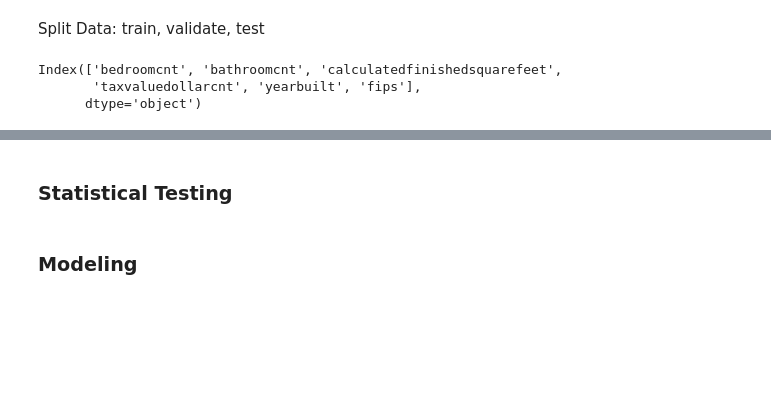
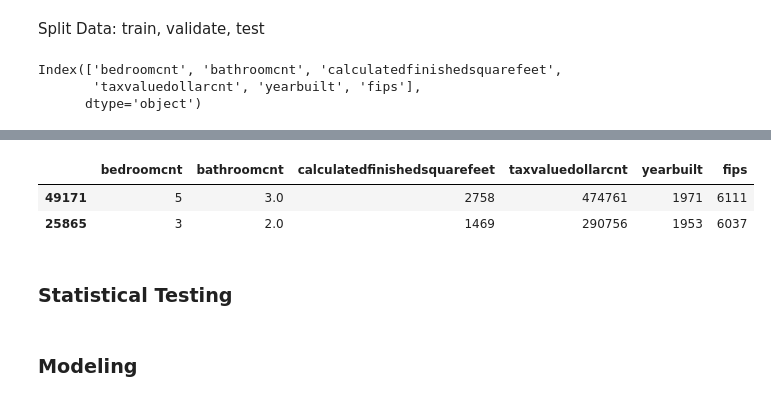
Before and after one commit to Kayfj41901/regression_exercises, a Jupyter notebook: Regression Project Estimating Home Value.ipynb, the cells around one changed output, grey strips where cells are left out. Saved outputs shown, nothing was run; the diff lists cells and outputs as text; code cells hidden in the pictures; blank space fills up the shorter version.

```diff
--- a/Regression Project Estimating Home Value.ipynb
+++ b/Regression Project Estimating Home Value.ipynb
@@ -76,5 +82,9 @@ Exploratory Questions:
 # %%
-train.head()
+train.head(2)
+# %% [output]
+|  | bedroomcnt | bathroomcnt | calculatedfinishedsquarefeet | taxvaluedollarcnt | yearbuilt | fips |
+| 49171 | 5 | 3.0 | 2758 | 474761 | 1971 | 6111 |
+| 25865 | 3 | 2.0 | 1469 | 290756 | 1953 | 6037 |
 # %% [markdown]
 ### Statistical Testing
 # %% [markdown]
```
Also changed, not shown: parts of 7 cells of this notebook, 6 other files.
